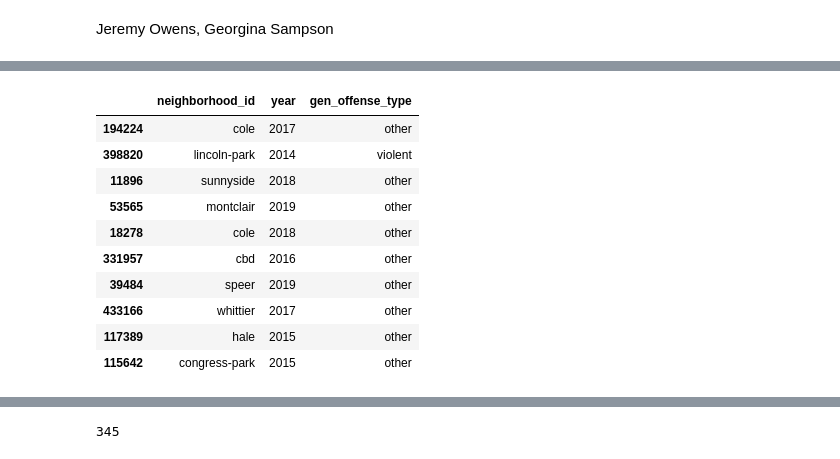
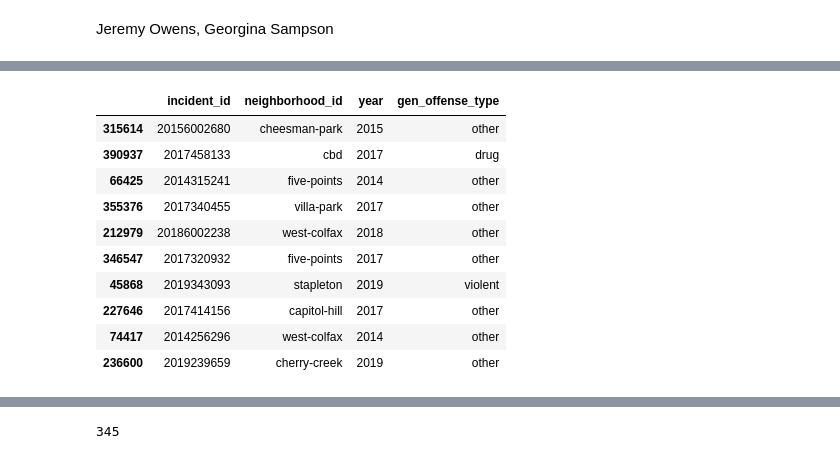
Before and after one commit to zapatos24/Mod_3_Final_Project, a Jupyter notebook: mod_3_final_project_jeremy_wip.ipynb, the cells around one changed output, grey strips where cells are left out. Saved outputs shown, nothing was run; the diff lists cells and outputs as text; code cells hidden in the pictures.

```diff
--- a/mod_3_final_project_jeremy_wip.ipynb
+++ b/mod_3_final_project_jeremy_wip.ipynb
@@ -56,21 +57,21 @@ def gen_offense_type(offense):
 # %%
 crime_data['gen_offense_type'] = crime_data.offense_type_id.apply(lambda offense: gen_offense_type(offense))
 # %%
-crime_data_short = crime_data.drop(['incident_id', 'offense_code', 'offense_id', 'offense_code_extension', 'offense_type_id',
+crime_data_short = crime_data.drop(['offense_code', 'offense_id', 'offense_code_extension', 'offense_type_id',
                                     'offense_category_id', 'first_occurrence_date', 'last_occurrence_date',
                                     'incident_address', 'geo_x', 'geo_y', 'geo_lon', 'geo_lat', 'district_id',
                                     'precinct_id', 'is_crime', 'is_traffic', 'reported_date'],
                                     axis=1)
 crime_data_short.sample(10)
 # %% [output]
-|  | neighborhood_id | year | gen_offense_type |
-| 194224 | cole | 2017 | other |
-| 398820 | lincoln-park | 2014 | violent |
-| 11896 | sunnyside | 2018 | other |
-| 53565 | montclair | 2019 | other |
-| 18278 | cole | 2018 | other |
-| 331957 | cbd | 2016 | other |
-| 39484 | speer | 2019 | other |
-| 433166 | whittier | 2017 | other |
-| 117389 | hale | 2015 | other |
-| 115642 | congress-park | 2015 | other |
+|  | incident_id | neighborhood_id | year | gen_offense_type |
+| 315614 | 20156002680 | cheesman-park | 2015 | other |
+| 390937 | 2017458133 | cbd | 2017 | drug |
+| 66425 | 2014315241 | five-points | 2014 | other |
+| 355376 | 2017340455 | villa-park | 2017 | other |
+| 212979 | 20186002238 | west-colfax | 2018 | other |
+| 346547 | 2017320932 | five-points | 2017 | other |
+| 45868 | 2019343093 | stapleton | 2019 | violent |
+| 227646 | 2017414156 | capitol-hill | 2017 | other |
+| 74417 | 2014256296 | west-colfax | 2014 | other |
+| 236600 | 2019239659 | cherry-creek | 2019 | other |
```
Also changed, not shown: parts of 17 cells of this notebook.
